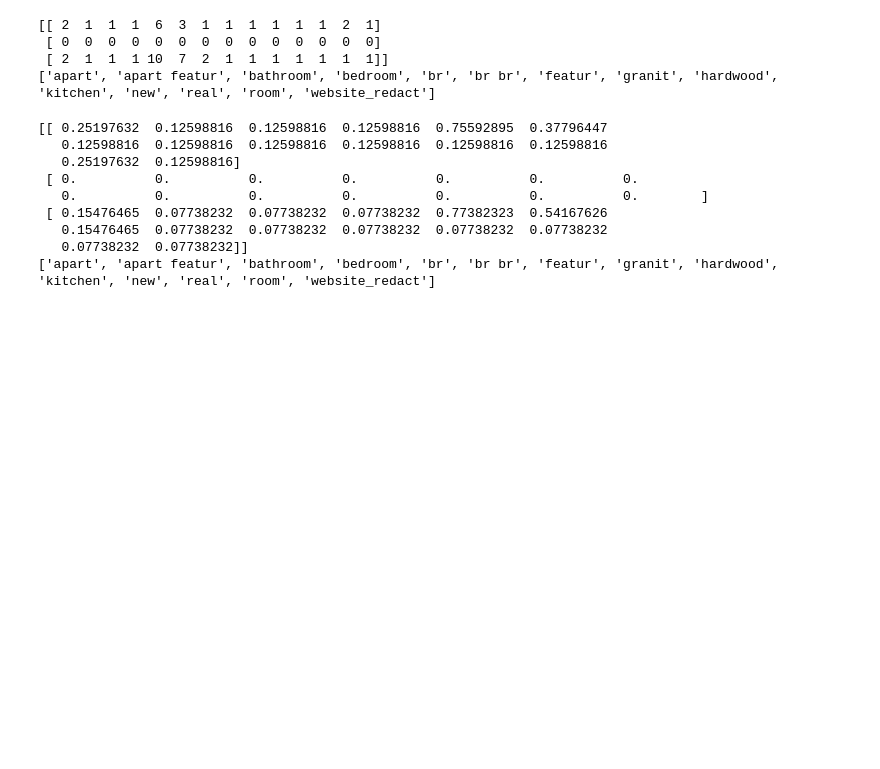
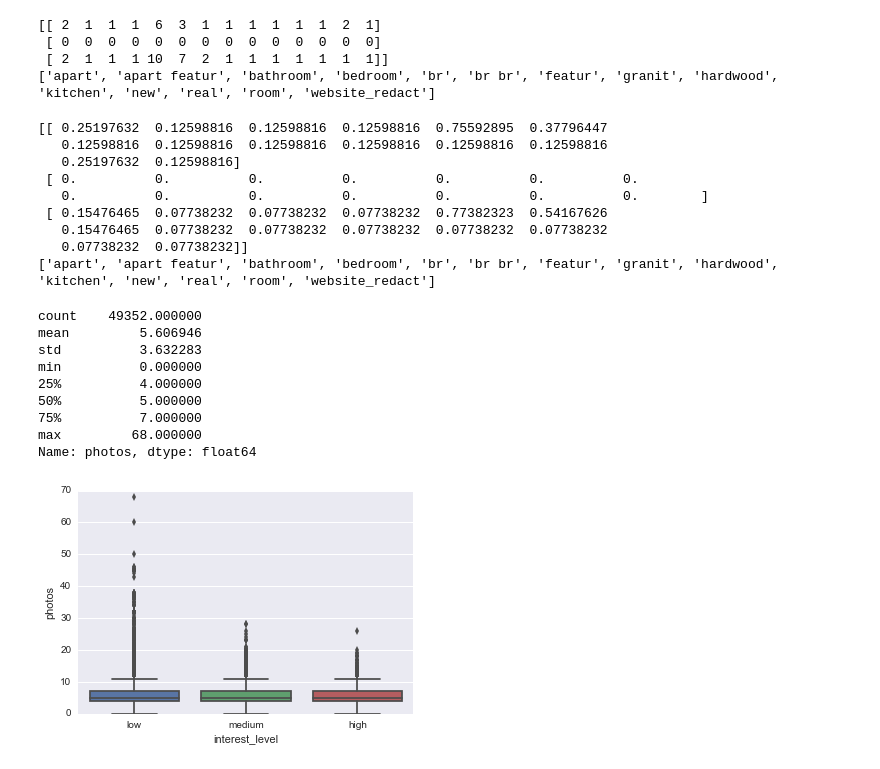
Before and after one commit to al825/Reatal_List_Classification, a Jupyter notebook: rental_list_classification.ipynb, the cells around one changed output. Drawn from its saved outputs; the diff is of its cells as text; code cells hidden in the pictures; blank space fills up the shorter version.

Commit message:
Boxpot for number of photos.

```diff
--- a/rental_list_classification.ipynb
+++ b/rental_list_classification.ipynb
@@ -507,0 +506,20 @@ print(tf_vectorizer.get_feature_names())
+# %%
+# photo: a list of
+photo_count = train_set['photos'].apply(len)
+
+print(photo_count.describe())
+
+
+sns.boxplot(x=train_set['interest_level'], y=photo_count, order=('low', 'medium', 'high'))
+plt.show()
+# %% [output]
+count    49352.000000
+mean         5.606946
+std          3.632283
+min          0.000000
+25%          4.000000
+50%          5.000000
+75%          7.000000
+max         68.000000
+Name: photos, dtype: float64
+[figure, added]
```
Also changed, not shown: parts of 7 cells of this notebook.
